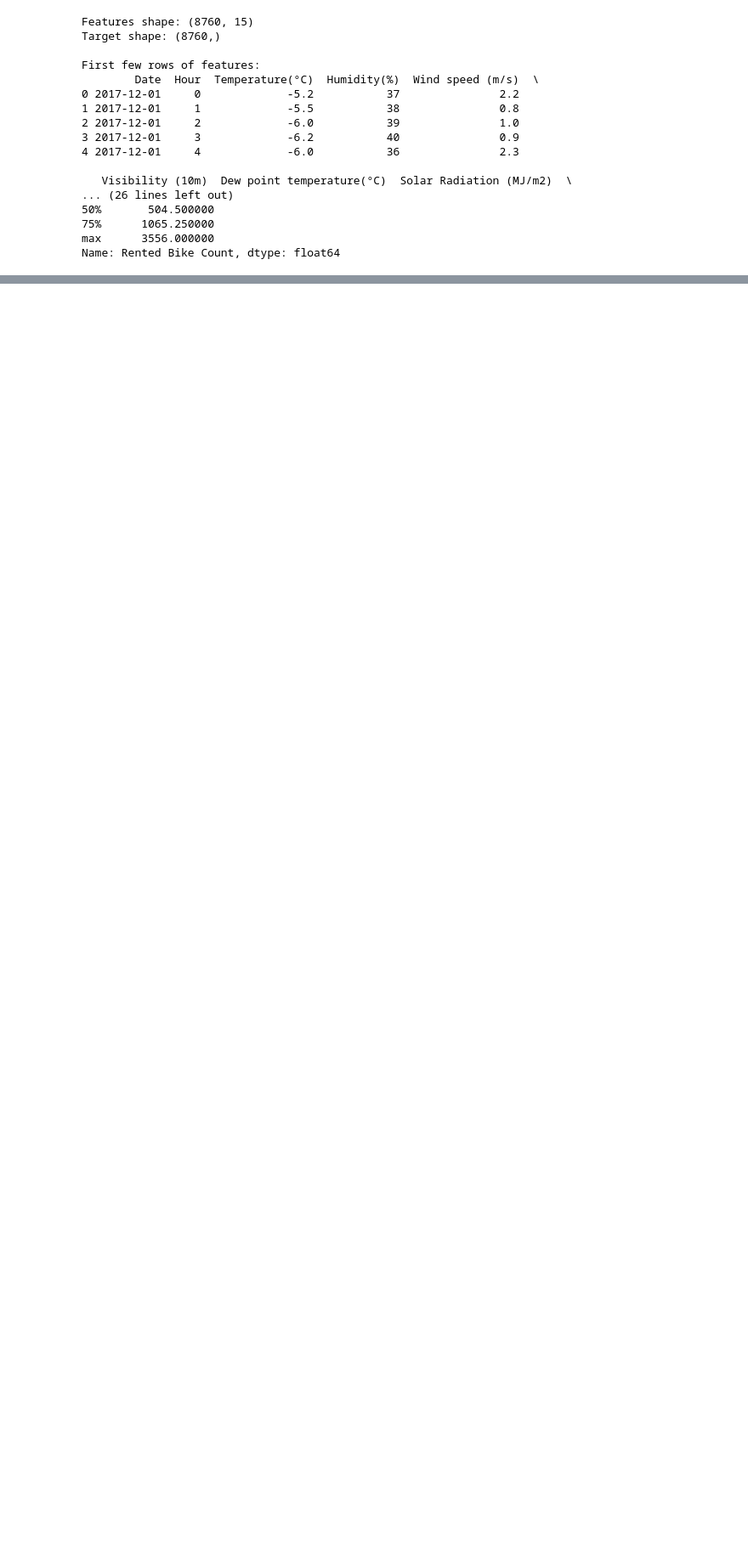
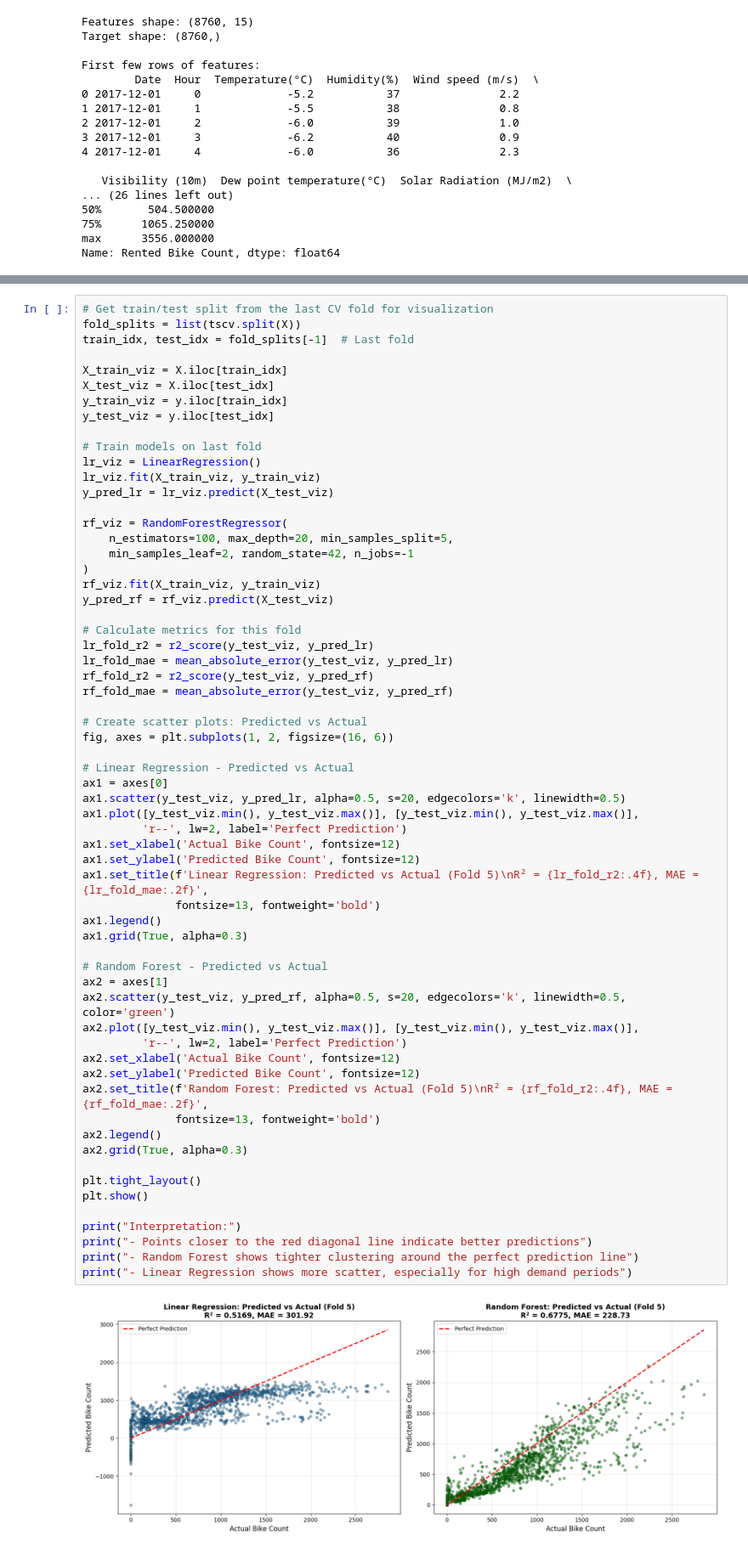
Before and after one commit to antonioi99/dds_group_16, a Jupyter notebook: Predictive Modeling.ipynb, the cells around one changed output, grey strips where cells are left out. Shown: that part at 85% size. Saved outputs shown, nothing was run; the diff lists cells and outputs as text; blank space fills up the shorter version.

```diff
--- a/Predictive Modeling.ipynb
+++ b/Predictive Modeling.ipynb
@@ -388,0 +633,64 @@ especially in capturing non-linear relationships in bike demand.
+# %%
+# Get train/test split from the last CV fold for visualization
+fold_splits = list(tscv.split(X))
+train_idx, test_idx = fold_splits[-1]  # Last fold
+
+X_train_viz = X.iloc[train_idx]
+X_test_viz = X.iloc[test_idx]
+y_train_viz = y.iloc[train_idx]
+y_test_viz = y.iloc[test_idx]
+
+# Train models on last fold
+lr_viz = LinearRegression()
+lr_viz.fit(X_train_viz, y_train_viz)
+y_pred_lr = lr_viz.predict(X_test_viz)
+
+rf_viz = RandomForestRegressor(
+    n_estimators=100, max_depth=20, min_samples_split=5,
+    min_samples_leaf=2, random_state=42, n_jobs=-1
+)
+rf_viz.fit(X_train_viz, y_train_viz)
+y_pred_rf = rf_viz.predict(X_test_viz)
+
+# Calculate metrics for this fold
+lr_fold_r2 = r2_score(y_test_viz, y_pred_lr)
+lr_fold_mae = mean_absolute_error(y_test_viz, y_pred_lr)
+rf_fold_r2 = r2_score(y_test_viz, y_pred_rf)
+rf_fold_mae = mean_absolute_error(y_test_viz, y_pred_rf)
+
+# Create scatter plots: Predicted vs Actual
+fig, axes = plt.subplots(1, 2, figsize=(16, 6))
+
+# Linear Regression - Predicted vs Actual
+ax1 = axes[0]
+ax1.scatter(y_test_viz, y_pred_lr, alpha=0.5, s=20, edgecolors='k', linewidth=0.5)
+ax1.plot([y_test_viz.min(), y_test_viz.max()], [y_test_viz.min(), y_test_viz.max()],
+         'r--', lw=2, label='Perfect Prediction')
+ax1.set_xlabel('Actual Bike Count', fontsize=12)
+ax1.set_ylabel('Predicted Bike Count', fontsize=12)
+ax1.set_title(f'Linear Regression: Predicted vs Actual (Fold 5)\nR² = {lr_fold_r2:.4f}, MAE = {lr_fold_mae:.2f}',
+              fontsize=13, fontweight='bold')
+ax1.legend()
+ax1.grid(True, alpha=0.3)
+
+# Random Forest - Predicted vs Actual
+ax2 = axes[1]
+ax2.scatter(y_test_viz, y_pred_rf, alpha=0.5, s=20, edgecolors='k', linewidth=0.5, color='green')
+ax2.plot([y_test_viz.min(), y_test_viz.max()], [y_test_viz.min(), y_test_viz.max()],
+         'r--', lw=2, label='Perfect Prediction')
+ax2.set_xlabel('Actual Bike Count', fontsize=12)
+ax2.set_ylabel('Predicted Bike Count', fontsize=12)
+ax2.set_title(f'Random Forest: Predicted vs Actual (Fold 5)\nR² = {rf_fold_r2:.4f}, MAE = {rf_fold_mae:.2f}',
+              fontsize=13, fontweight='bold')
+ax2.legend()
+ax2.grid(True, alpha=0.3)
+
+plt.tight_layout()
+plt.show()
+
+print("Interpretation:")
+print("- Points closer to the red diagonal line indicate better predictions")
+print("- Random Forest shows tighter clustering around the perfect prediction line")
+print("- Linear Regression shows more scatter, especially for high demand periods")
+# %% [output]
+[figure, added]
```
Also changed, not shown: parts of 48 cells of this notebook.
